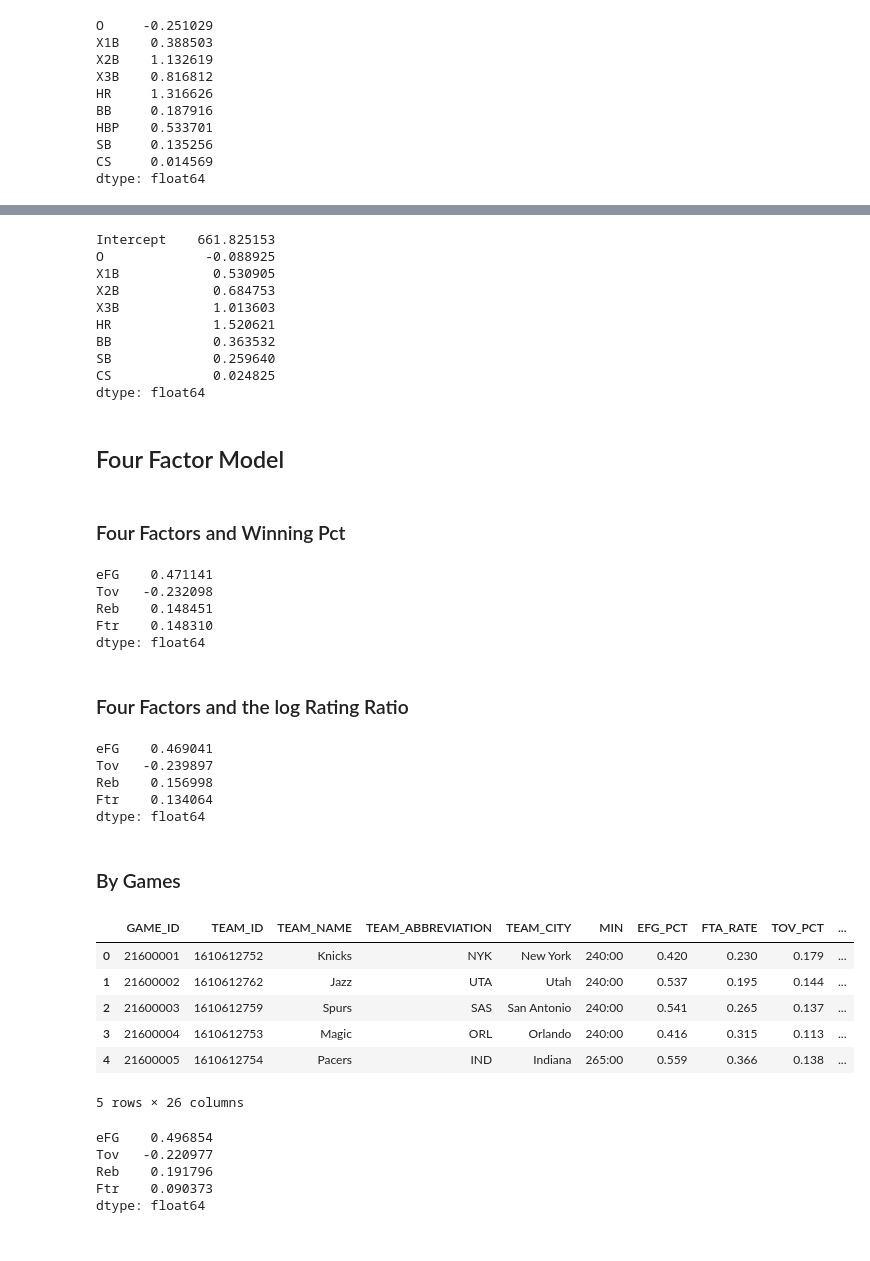
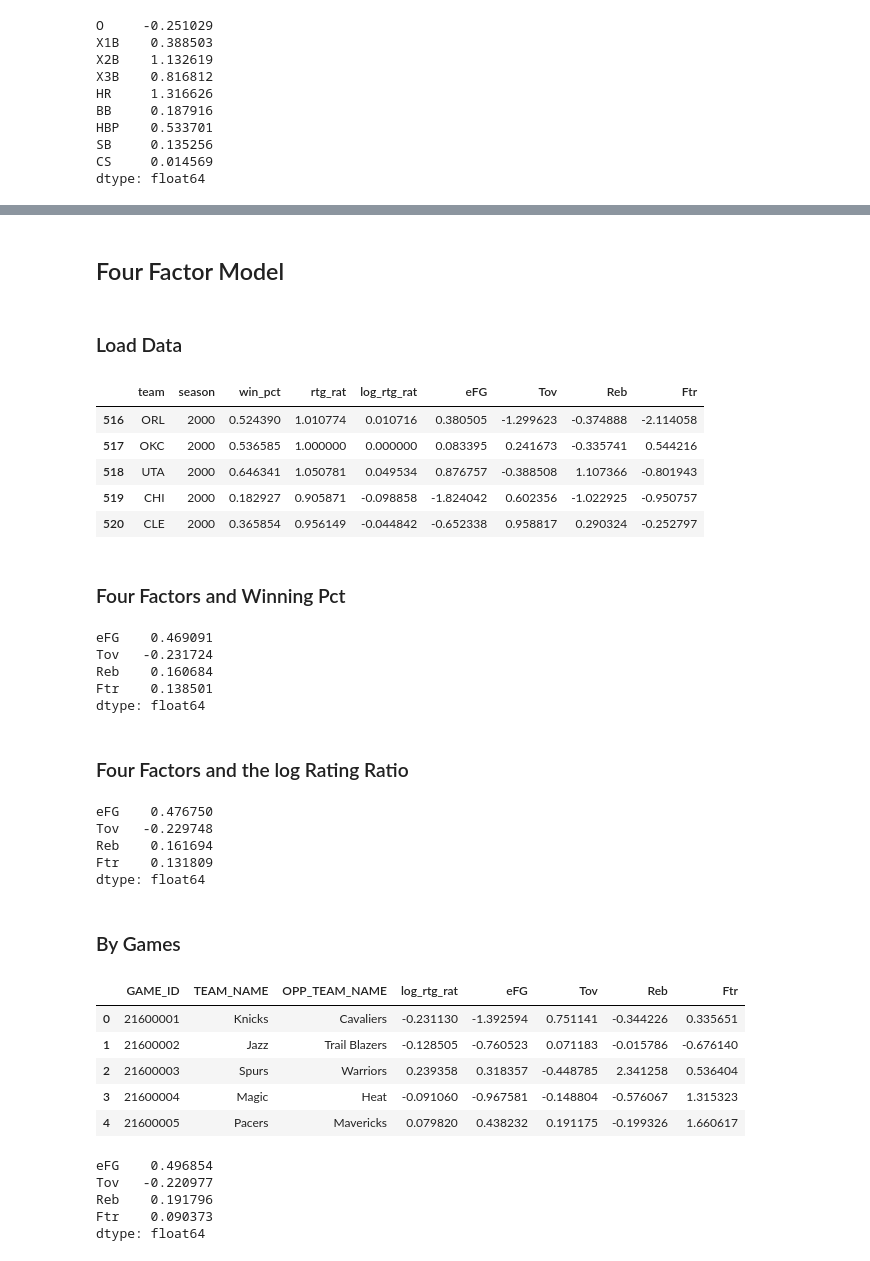
Before and after one commit to apapanico/LS88, a Jupyter notebook: Demos/regression/Demo - Regression Modelling.ipynb, the cells around one changed output, grey strips where cells are left out. Cells and saved outputs as stored; diff of their text form; code cells hidden in the pictures.

```diff
--- a/Demos/regression/Demo - Regression Modelling.ipynb
+++ b/Demos/regression/Demo - Regression Modelling.ipynb
@@ -180,27 +83,2 @@ dtype: float64
-# %%
-# Restrict to 1960s
-lahman = lahman_main.loc[(lahman_main['yearID'] >= 1952) & (lahman_main['yearID'] < 1970)].\
-    reset_index(drop=True).\
-    copy()
-lahman.head()
-
-ind_vars_60s = ['O', 'X1B', 'X2B', 'X3B', 'HR', 'BB', 'SB', 'CS']
-
-lahman_z = pd.DataFrame({col: (lahman[col] - lahman[col].mean()) for col in ind_vars_60s})
-lahman_z['R'] = lahman['R']
-
-results = multiple_regression('R', ind_vars_60s, lahman_z, constant=True)
-results.params
-# %% [output]
-Intercept    661.825153
-O             -0.088925
-X1B            0.530905
-X2B            0.684753
-X3B            1.013603
-HR             1.520621
-BB             0.363532
-SB             0.259640
-CS             0.024825
-dtype: float64
 # %% [markdown]
 ## Four Factor Model
@@ -233,38 +85,52 @@ nba_teams['log_rtg_rat'] = np.log(nba_teams['rtg_rat'])
+# %% [markdown]
+### Load Data
+# %%
+nba_teams_full = pd.read_csv('team_season_ff_data.csv')
+nba_teams = nba_teams_full.loc[nba_teams_full.season >= 2000]
+nba_teams.head()
+# %% [output]
+|  | team | season | win_pct | rtg_rat | log_rtg_rat | eFG | Tov | Reb | Ftr |
+| 516 | ORL | 2000 | 0.524390 | 1.010774 | 0.010716 | 0.380505 | -1.299623 | -0.374888 | -2.114058 |
+| 517 | OKC | 2000 | 0.536585 | 1.000000 | 0.000000 | 0.083395 | 0.241673 | -0.335741 | 0.544216 |
+| 518 | UTA | 2000 | 0.646341 | 1.050781 | 0.049534 | 0.876757 | -0.388508 | 1.107366 | -0.801943 |
+| 519 | CHI | 2000 | 0.182927 | 0.905871 | -0.098858 | -1.824042 | 0.602356 | -1.022925 | -0.950757 |
+| 520 | CLE | 2000 | 0.365854 | 0.956149 | -0.044842 | -0.652338 | 0.958817 | 0.290324 | -0.252797 |
 # %% [markdown]
 ### Four Factors and Winning Pct
 # %%
 dep_vars = 'win_pct'
 ind_vars = ['eFG', 'Tov', 'Reb', 'Ftr']
-results = multiple_regression(dep_vars, ind_vars, nba_teams)
-results.params / results.params.abs().sum()
+coefs, _, _ = multiple_regression(dep_vars, ind_vars, nba_teams)
+coefs = coefs / coefs.abs().sum()
+coefs
 # %% [output]
-eFG    0.471141
-Tov   -0.232098
-Reb    0.148451
-Ftr    0.148310
+eFG    0.469091
+Tov   -0.231724
+Reb    0.160684
+Ftr    0.138501
 dtype: float64
 # %% [markdown]
 ### Four Factors and the log Rating Ratio
 # %%
 dep_vars = 'log_rtg_rat'
-results = multiple_regression(dep_vars, ind_vars, nba_teams)
-results.params / results.params.abs().sum()
+coefs, _, _ = multiple_regression(dep_vars, ind_vars, nba_teams)
+coefs = coefs / coefs.abs().sum()
+coefs
 # %% [output]
-eFG    0.469041
-Tov   -0.239897
-Reb    0.156998
-Ftr    0.134064
+eFG    0.476750
+Tov   -0.229748
+Reb    0.161694
+Ftr    0.131809
 dtype: float64
 # %% [markdown]
 ### By Games
 # %%
-games = pd.read_csv('four_factor_game_data.csv')
+games = pd.read_csv('game_ff_data_2016.csv')
 games.head()
 # %% [output]
-|  | GAME_ID | TEAM_ID | TEAM_NAME | TEAM_ABBREVIATION | TEAM_CITY | MIN | EFG_PCT | FTA_RATE | TOV_PCT | ... |
-| 0 | 21600001 | 1610612752 | Knicks | NYK | New York | 240:00 | 0.420 | 0.230 | 0.179 | ... |
-| 1 | 21600002 | 1610612762 | Jazz | UTA | Utah | 240:00 | 0.537 | 0.195 | 0.144 | ... |
-| 2 | 21600003 | 1610612759 | Spurs | SAS | San Antonio | 240:00 | 0.541 | 0.265 | 0.137 | ... |
-| 3 | 21600004 | 1610612753 | Magic | ORL | Orlando | 240:00 | 0.416 | 0.315 | 0.113 | ... |
-| 4 | 21600005 | 1610612754 | Pacers | IND | Indiana | 265:00 | 0.559 | 0.366 | 0.138 | ... |
+|  | GAME_ID | TEAM_NAME | OPP_TEAM_NAME | log_rtg_rat | eFG | Tov | Reb | Ftr |
+| 0 | 21600001 | Knicks | Cavaliers | -0.231130 | -1.392594 | 0.751141 | -0.344226 | 0.335651 |
+| 1 | 21600002 | Jazz | Trail Blazers | -0.128505 | -0.760523 | 0.071183 | -0.015786 | -0.676140 |
+| 2 | 21600003 | Spurs | Warriors | 0.239358 | 0.318357 | -0.448785 | 2.341258 | 0.536404 |
+| 3 | 21600004 | Magic | Heat | -0.091060 | -0.967581 | -0.148804 | -0.576067 | 1.315323 |
+| 4 | 21600005 | Pacers | Mavericks | 0.079820 | 0.438232 | 0.191175 | -0.199326 | 1.660617 |
-5 rows × 26 columns
```
Also changed, not shown: parts of 35 cells of this notebook, 7 other files.
